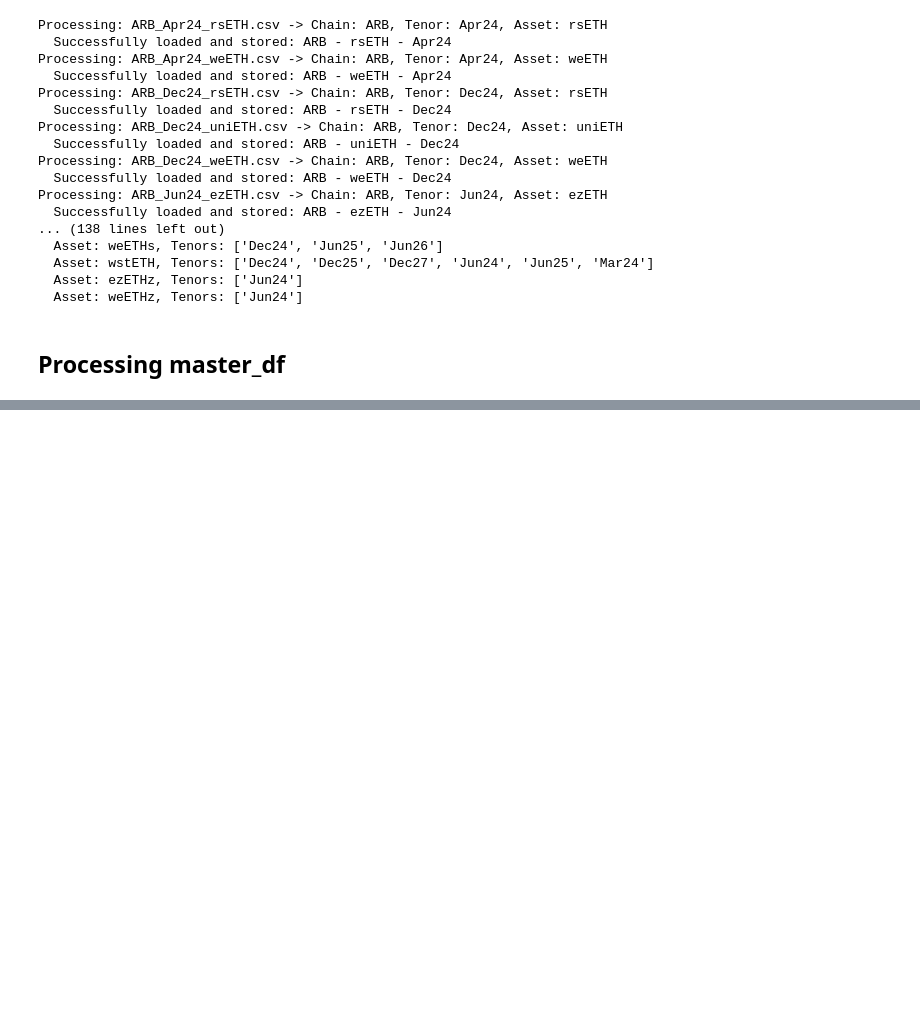
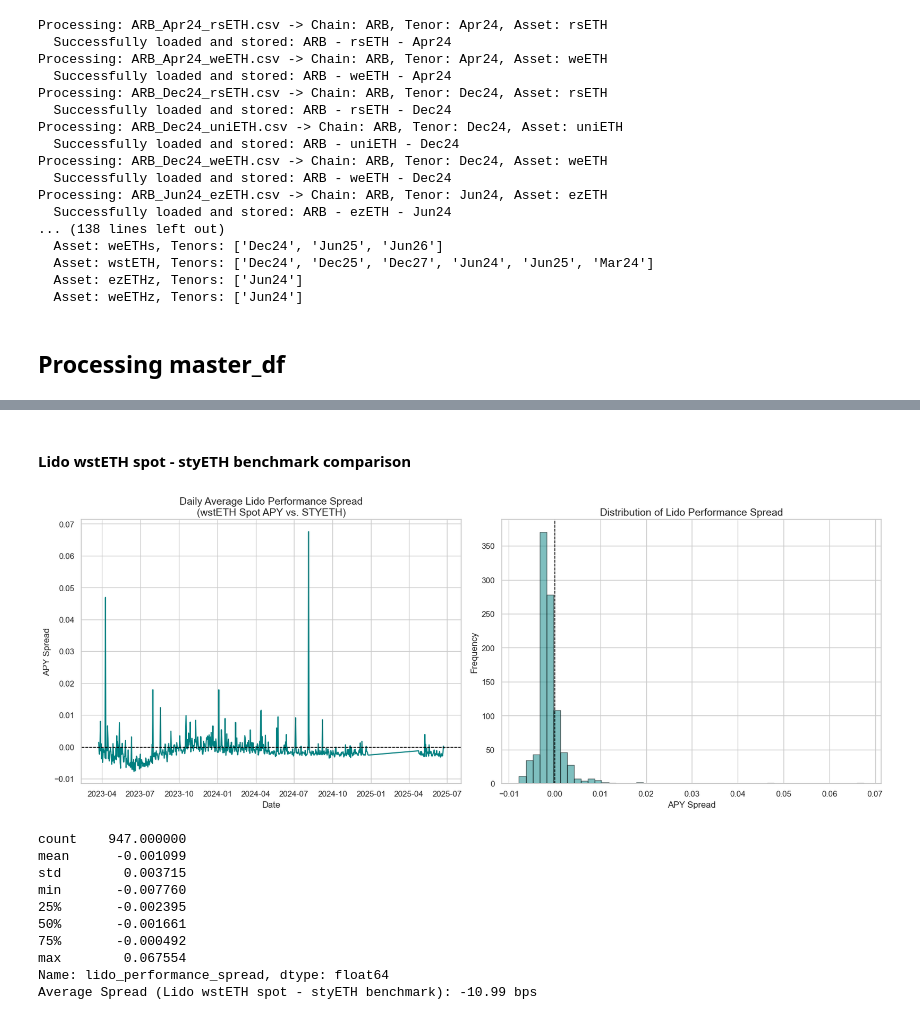
Before and after one commit to farischaudhry/pendle-analysis, a Jupyter notebook: new.ipynb, the cells around one changed output, grey strips where cells are left out. Cells and saved outputs as stored; diff of their text form; code cells hidden in the pictures; blank space fills up the shorter version.

```diff
--- a/new.ipynb
+++ b/new.ipynb
@@ -401,0 +603,5 @@ master_df
+# %%
+if 'yield_curve_slope' not in wsteth_df.columns:
+    wsteth_df = wsteth_df.merge(slopes_df, left_index=True, right_index=True, how='left')
+    wsteth_df.rename(columns={'slope': 'yield_curve_slope'}, inplace=True)
+wsteth_df.head(3)
@@ -401,0 +614,54 @@ master_df
+# %% [markdown]
+#### Lido wstETH spot - styETH benchmark comparison
+# %%
+wsteth_df['lido_performance_spread'] = wsteth_df['underlying_apy_1dma'] - wsteth_df['styeth_apy']
+fig, axs = plt.subplots(1, 2, figsize=(16, 6), constrained_layout=True)
+daily_avg = wsteth_df.groupby(wsteth_df.index.date)['lido_performance_spread'].mean()
+axs[0].plot(daily_avg.index, daily_avg, color='teal')
+axs[0].axhline(0, color='black', linestyle='--', linewidth=1)
+axs[0].set_title('Daily Average Lido Performance Spread\n(wstETH Spot APY vs. STYETH)', fontsize=14)
+axs[0].set_ylabel('APY Spread')
+axs[0].set_xlabel('Date')
+axs[1].hist(
+    wsteth_df['lido_performance_spread'],
+    bins=50,
+    alpha=0.5,
+    color='teal',
+    edgecolor='black'
+)
+axs[1].axvline(0, color='black', linestyle='--', linewidth=1)
+axs[1].set_title('Distribution of Lido Performance Spread', fontsize=14)
+axs[1].set_xlabel('APY Spread')
+axs[1].set_ylabel('Frequency')
+plt.show()
+print(wsteth_df['lido_performance_spread'].describe())
+print(f"Average Spread (Lido wstETH spot - styETH benchmark): {wsteth_df['lido_performance_spread'].mean() * 10000:.2f} bps")
+
+
+## Plot all asset spreads on one graph
+# plt.figure(figsize=(12, 6))
+# for asset in master_df['protocol_asset_raw'].unique():
+#     if asset == 'wstETH':
+#         continue
+#     asset_df = master_df[master_df['protocol_asset_raw'] == asset].copy()
+#     asset_df['spread'] = asset_df['underlying_apy_1dma'] - asset_df['styeth_apy']
+#     sns.lineplot(data=asset_df, x=asset_df.index, y='spread', label=asset)
+#     print(f'Average Spread for {asset}: {asset_df["spread"].mean() * 10000:.2f} bps')
+# plt.axhline(0, color='black', linestyle='--', linewidth=1)
+# plt.title(f'{asset} Spread vs. wstETH Benchmark', fontsize=16)
+# plt.ylabel('Spread (APY)')
+# plt.xlabel('Date')
+# plt.legend()
+# plt.show()
+# %% [output]
+[figure, added]
+count    947.000000
+mean      -0.001099
+std        0.003715
+min       -0.007760
+25%       -0.002395
+50%       -0.001661
+75%       -0.000492
+max        0.067554
+Name: lido_performance_spread, dtype: float64
+Average Spread (Lido wstETH spot - styETH benchmark): -10.99 bps
```
Also changed, not shown: parts of 20 cells of this notebook, 2 other files.
